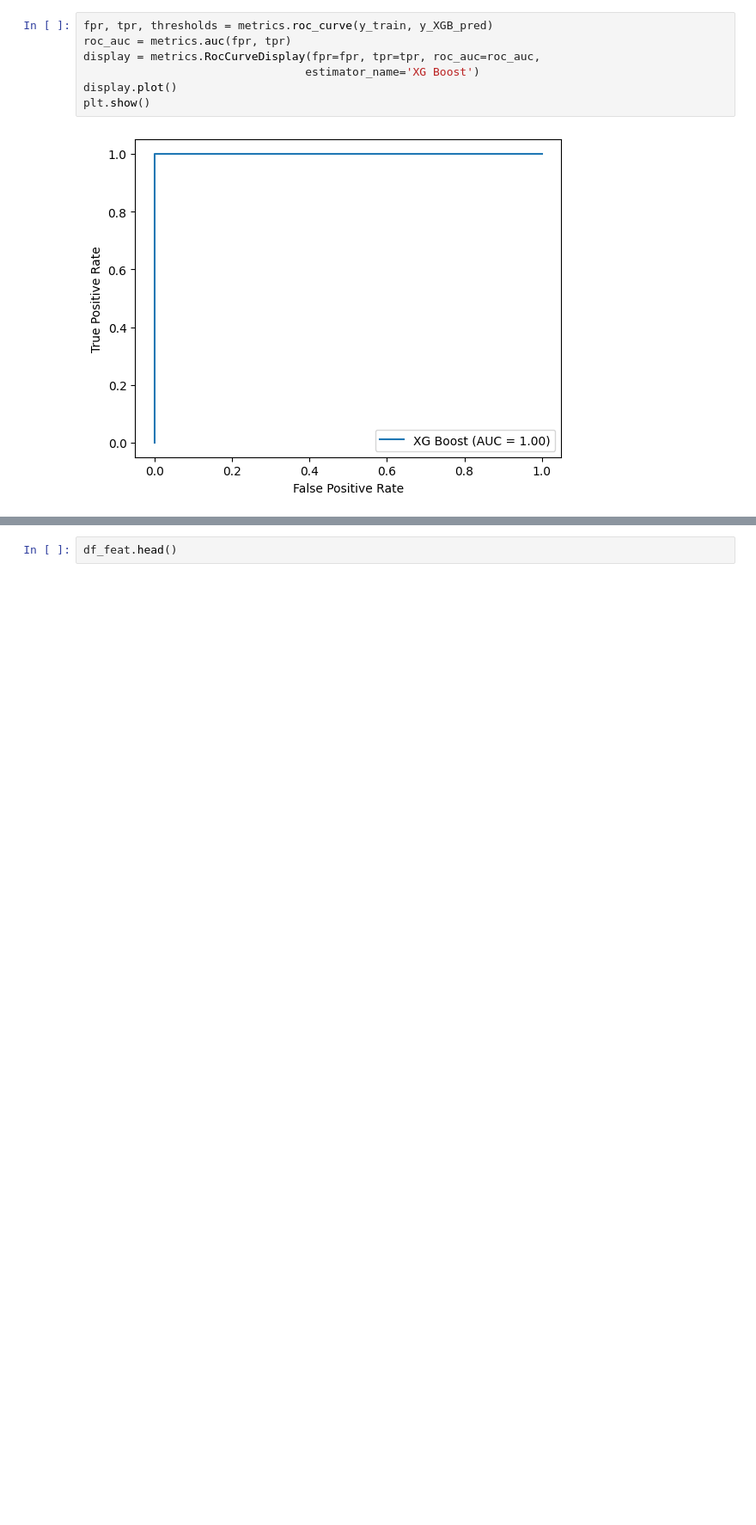
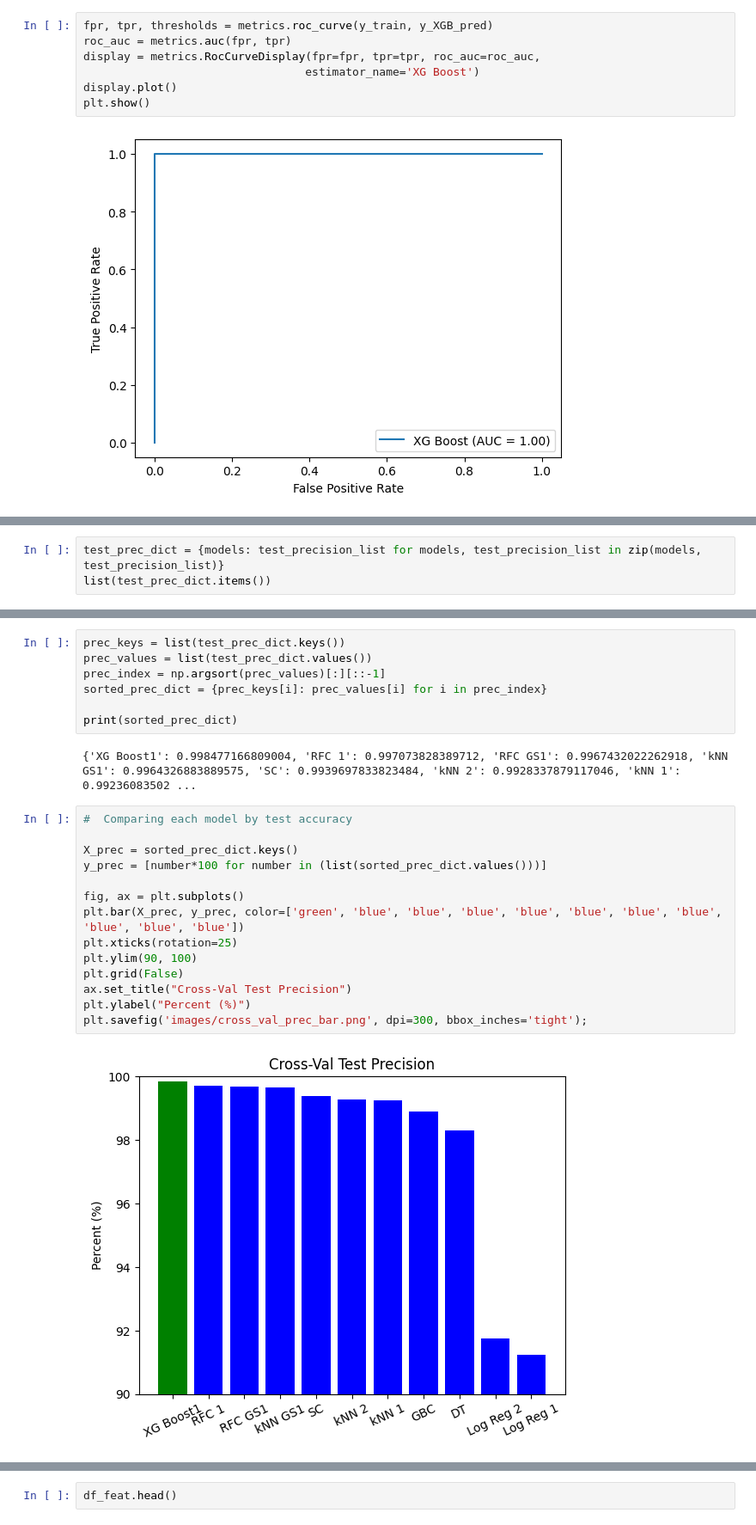
Before and after one commit to mccafj/Fall_Detection_Model, a Jupyter notebook: scratch_notebook.ipynb, the cells around one changed output, grey strips where cells are left out. Shown at 86% size. Cells and saved outputs as stored; diff of their text form; blank space fills up the shorter version.

```diff
--- a/scratch_notebook.ipynb
+++ b/scratch_notebook.ipynb
@@ -1759,0 +2066,3 @@ plt.show()
+# %%
+test_prec_dict = {models: test_precision_list for models, test_precision_list in zip(models, test_precision_list)}
+list(test_prec_dict.items())
@@ -1759,0 +2081,25 @@ plt.show()
+# %%
+prec_keys = list(test_prec_dict.keys())
+prec_values = list(test_prec_dict.values())
+prec_index = np.argsort(prec_values)[:][::-1]
+sorted_prec_dict = {prec_keys[i]: prec_values[i] for i in prec_index}
+
+print(sorted_prec_dict)
+# %% [output]
+{'XG Boost1': 0.998477166809004, 'RFC 1': 0.997073828389712, 'RFC GS1': 0.9967432022262918, 'kNN GS1': 0.9964326883889575, 'SC': 0.9939697833823484, 'kNN 2': 0.9928337879117046, 'kNN 1': 0.99236083502 ...
+# %%
+#  Comparing each model by test accuracy
+
+X_prec = sorted_prec_dict.keys()
+y_prec = [number*100 for number in (list(sorted_prec_dict.values()))]
+
+fig, ax = plt.subplots()
+plt.bar(X_prec, y_prec, color=['green', 'blue', 'blue', 'blue', 'blue', 'blue', 'blue', 'blue', 'blue', 'blue', 'blue'])
+plt.xticks(rotation=25)
+plt.ylim(90, 100)
+plt.grid(False)
+ax.set_title("Cross-Val Test Precision")
+plt.ylabel("Percent (%)")
+plt.savefig('images/cross_val_prec_bar.png', dpi=300, bbox_inches='tight');
+# %% [output]
+[figure, added]
```
Also changed, not shown: parts of 153 cells of this notebook, 7 other files.
